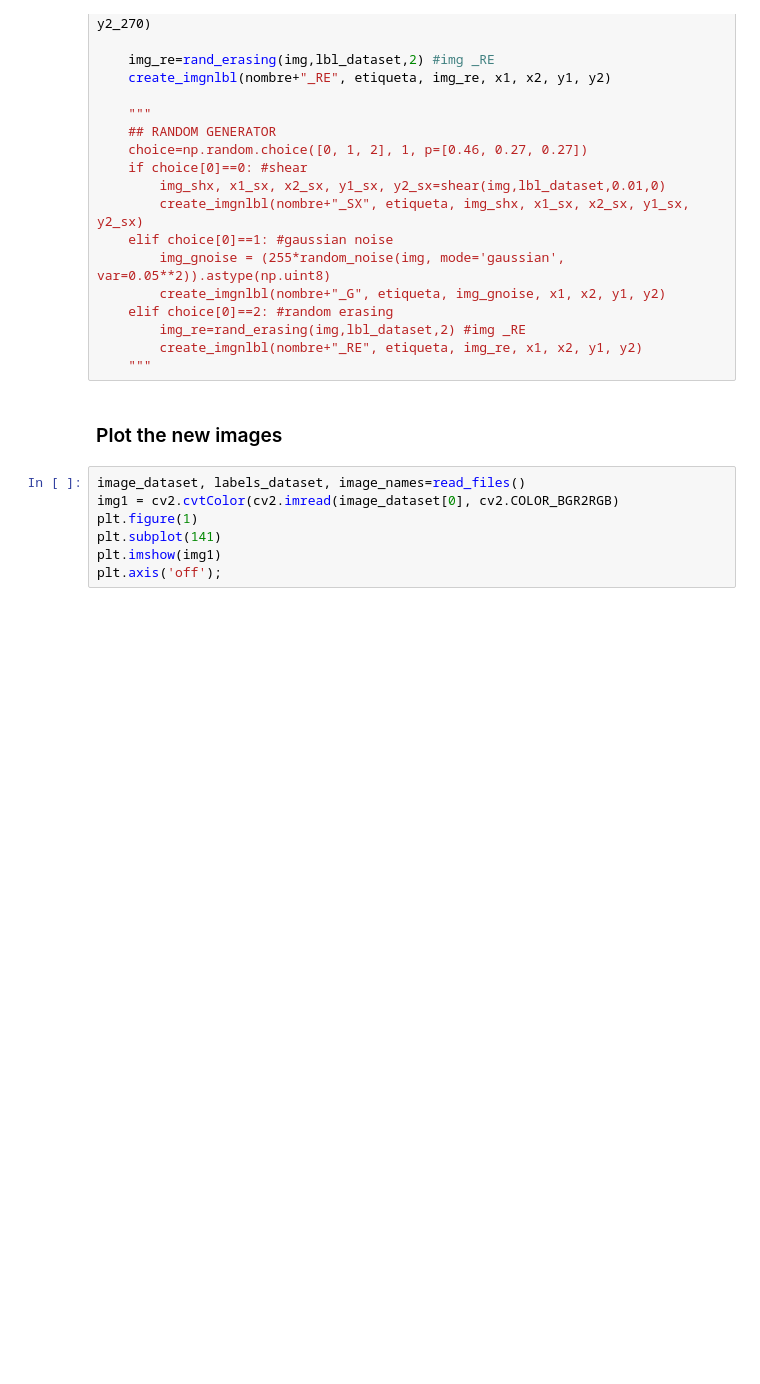
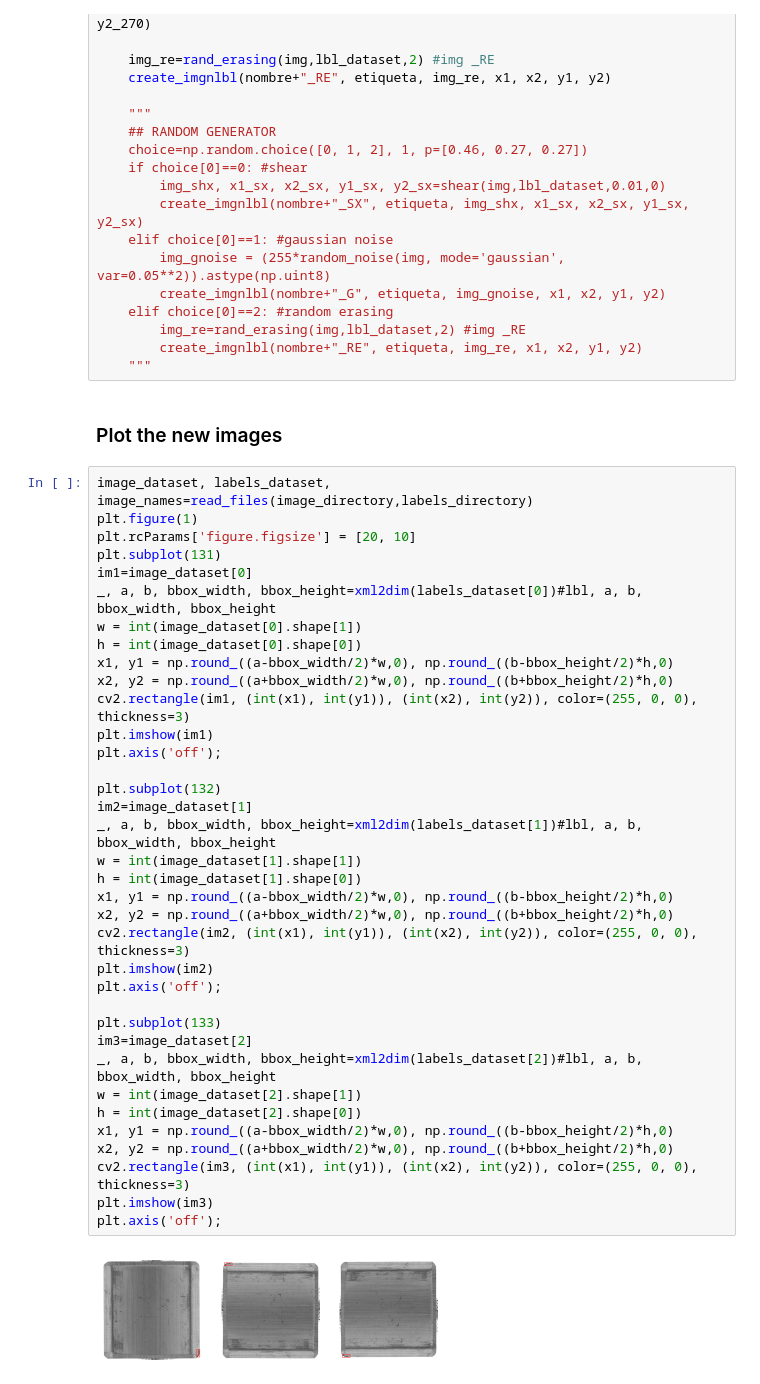
Before and after one commit to ErikValle/Data-Augmentation-for-YOLOv5, a Jupyter notebook: Augmentation.ipynb, the cells around one changed output. Drawn from its saved outputs; the diff is of its cells as text; blank space fills up the shorter version.

```diff
--- a/Augmentation.ipynb
+++ b/Augmentation.ipynb
@@ -401,10 +403,41 @@ for c in tqdm(range(len(select))):
     """
 # %% [markdown]
 ### Plot the new images
-# %%
-image_dataset, labels_dataset, image_names=read_files()
-img1 = cv2.cvtColor(cv2.imread(image_dataset[0], cv2.COLOR_BGR2RGB)
-plt.figure(1)
-plt.subplot(141)
-plt.imshow(img1)
-plt.axis('off');
+# %%
+image_dataset, labels_dataset, image_names=read_files(image_directory,labels_directory)
+plt.figure(1)
+plt.rcParams['figure.figsize'] = [20, 10]
+plt.subplot(131)
+im1=image_dataset[0]
+_, a, b, bbox_width, bbox_height=xml2dim(labels_dataset[0])#lbl, a, b, bbox_width, bbox_height
+w = int(image_dataset[0].shape[1])
+h = int(image_dataset[0].shape[0])
+x1, y1 = np.round_((a-bbox_width/2)*w,0), np.round_((b-bbox_height/2)*h,0)
+x2, y2 = np.round_((a+bbox_width/2)*w,0), np.round_((b+bbox_height/2)*h,0)
+cv2.rectangle(im1, (int(x1), int(y1)), (int(x2), int(y2)), color=(255, 0, 0), thickness=3)
+plt.imshow(im1)
+plt.axis('off');
+
+plt.subplot(132)
+im2=image_dataset[1]
+_, a, b, bbox_width, bbox_height=xml2dim(labels_dataset[1])#lbl, a, b, bbox_width, bbox_height
+w = int(image_dataset[1].shape[1])
+h = int(image_dataset[1].shape[0])
+x1, y1 = np.round_((a-bbox_width/2)*w,0), np.round_((b-bbox_height/2)*h,0)
+x2, y2 = np.round_((a+bbox_width/2)*w,0), np.round_((b+bbox_height/2)*h,0)
+cv2.rectangle(im2, (int(x1), int(y1)), (int(x2), int(y2)), color=(255, 0, 0), thickness=3)
+plt.imshow(im2)
+plt.axis('off');
+
+plt.subplot(133)
+im3=image_dataset[2]
+_, a, b, bbox_width, bbox_height=xml2dim(labels_dataset[2])#lbl, a, b, bbox_width, bbox_height
+w = int(image_dataset[2].shape[1])
+h = int(image_dataset[2].shape[0])
+x1, y1 = np.round_((a-bbox_width/2)*w,0), np.round_((b-bbox_height/2)*h,0)
+x2, y2 = np.round_((a+bbox_width/2)*w,0), np.round_((b+bbox_height/2)*h,0)
+cv2.rectangle(im3, (int(x1), int(y1)), (int(x2), int(y2)), color=(255, 0, 0), thickness=3)
+plt.imshow(im3)
+plt.axis('off');
+# %% [output]
+[figure, added]
```
Also changed, not shown: parts of 2 cells of this notebook.
